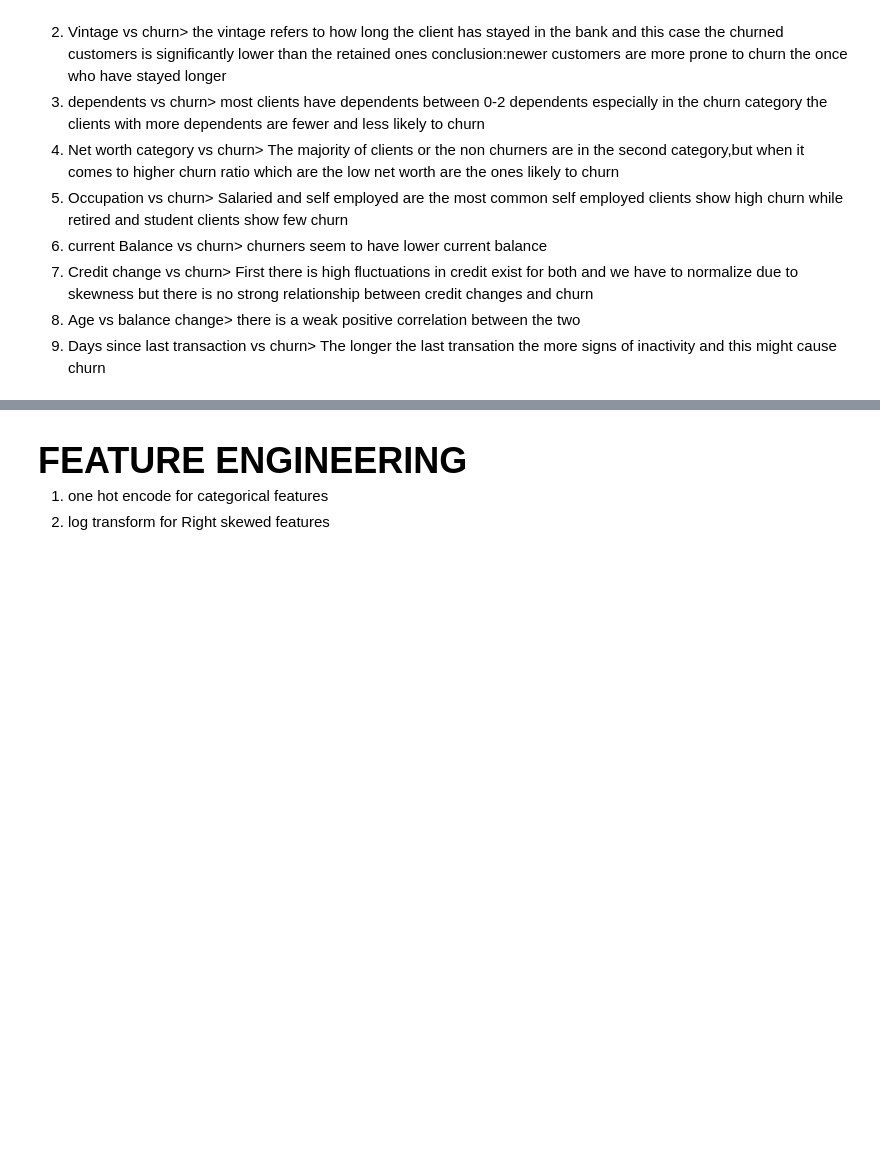
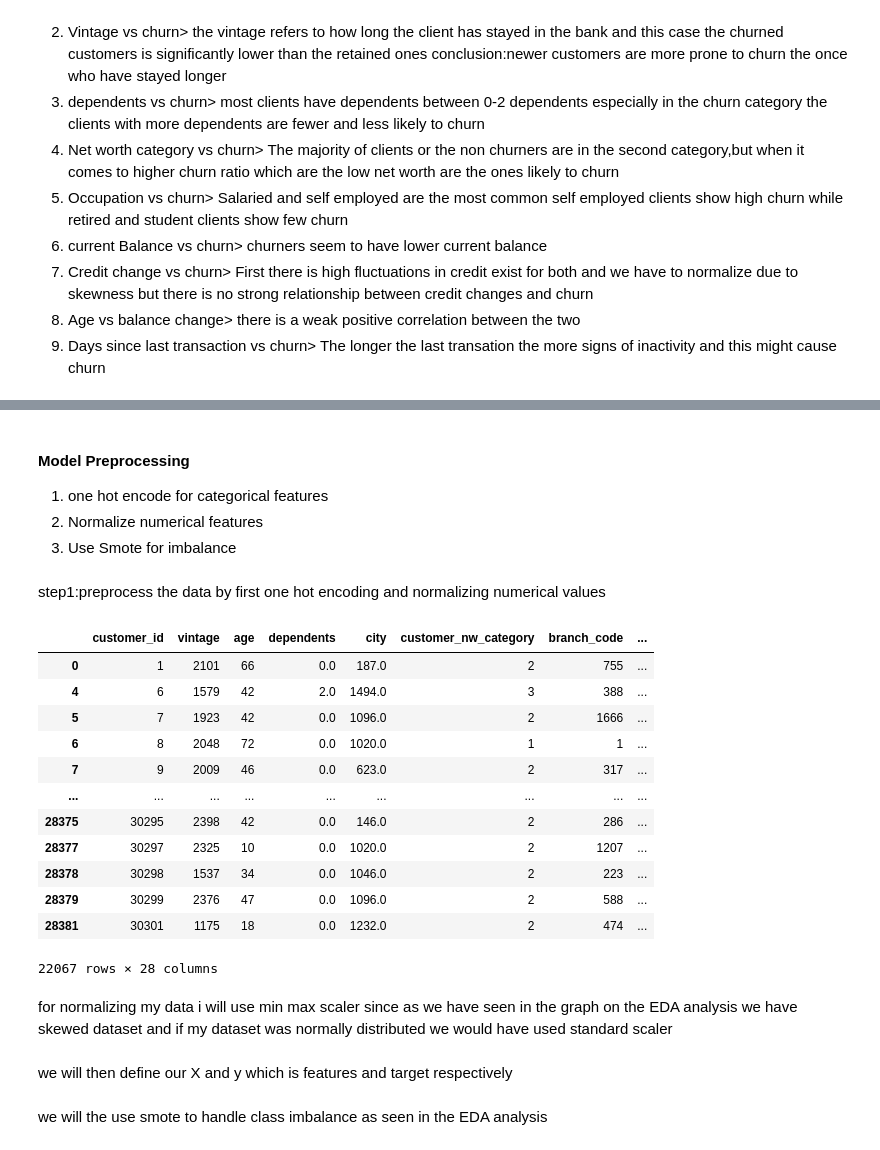
Before and after one commit to justicee-dev/bank-churn, a Jupyter notebook: Project.ipynb, the cells around one changed output, grey strips where cells are left out. Drawn from its saved outputs; the diff is of its cells as text; code cells hidden in the pictures; blank space fills up the shorter version.

Commit message:
i have done then preprocess that includes one hot encoding and scaling our data then we did smote to balance our data set

```diff
--- a/Project.ipynb
+++ b/Project.ipynb
@@ -312,4 +317,4 @@ df['credit_change'] = df['current_month_credit'] - df['previous_month_credit']
 df['debit_change'] = df['current_month_debit'] - df['previous_month_debit']
 df['balance_change'] = df['current_balance'] - df['previous_month_end_balance']
 df['last_transaction'] = pd.to_datetime(df['last_transaction'])
-df['days_since_last_txn'] = (df['last_transaction'].max() - df['last_transaction']).dt.days
+df['days_since_last_transaction'] = (df['last_transaction'].max() - df['last_transaction']).dt.days
@@ -386,6 +365,28 @@ The longer the last transation the more signs of inactivity and this might cause
 # %% [markdown]
-<h4 style="font-size:36px;">FEATURE ENGINEERING</h4>
+<h4>Model Preprocessing</h4>
 <ol>
 <li>one hot encode for categorical features</li>
-<li>log transform for  Right skewed features</li>
+<li>Normalize numerical features </li>
+    <li>Use Smote for imbalance</li>
 </ol>
+# %% [markdown]
+step1:preprocess the data by first one hot encoding and normalizing numerical values
+# %%
+df_encoded=pd.get_dummies(df,columns=['occupation','gender'],drop_first=True)
+df_encoded
+# %% [output]
+|  | customer_id | vintage | age | dependents | city | customer_nw_category | branch_code | ... |
+| 0 | 1 | 2101 | 66 | 0.0 | 187.0 | 2 | 755 | ... |
+| 4 | 6 | 1579 | 42 | 2.0 | 1494.0 | 3 | 388 | ... |
+| 5 | 7 | 1923 | 42 | 0.0 | 1096.0 | 2 | 1666 | ... |
+| 6 | 8 | 2048 | 72 | 0.0 | 1020.0 | 1 | 1 | ... |
+| 7 | 9 | 2009 | 46 | 0.0 | 623.0 | 2 | 317 | ... |
+| ... | ... | ... | ... | ... | ... | ... | ... | ... |
+| 28375 | 30295 | 2398 | 42 | 0.0 | 146.0 | 2 | 286 | ... |
+| 28377 | 30297 | 2325 | 10 | 0.0 | 1020.0 | 2 | 1207 | ... |
+| 28378 | 30298 | 1537 | 34 | 0.0 | 1046.0 | 2 | 223 | ... |
+| 28379 | 30299 | 2376 | 47 | 0.0 | 1096.0 | 2 | 588 | ... |
+| 28381 | 30301 | 1175 | 18 | 0.0 | 1232.0 | 2 | 474 | ... |
+22067 rows × 28 columns
+# %% [markdown]
+for normalizing my data i will use min max scaler since as we have seen in the graph on the EDA analysis we have skewed dataset and if my dataset was normally distributed we would have used standard scaler
@@ -391,0 +402,2 @@ The longer the last transation the more signs of inactivity and this might cause
+# %% [markdown]
+we will then define our X and y which is features and target respectively
@@ -391,0 +408,2 @@ The longer the last transation the more signs of inactivity and this might cause
+# %% [markdown]
+we will the use smote to handle class imbalance as seen in the EDA analysis
```
Also changed, not shown: parts of 10 cells of this notebook.
